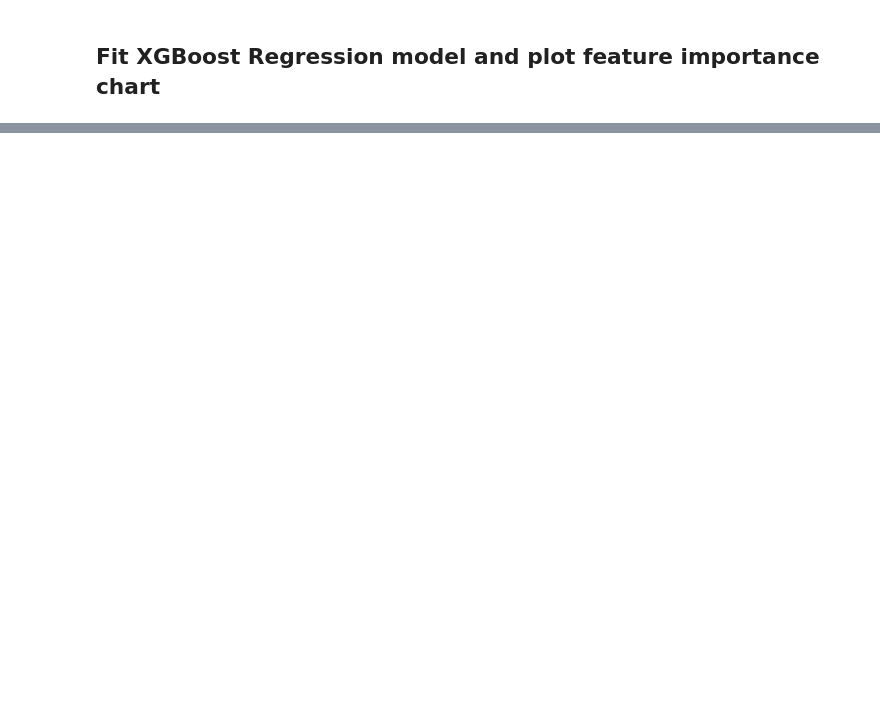
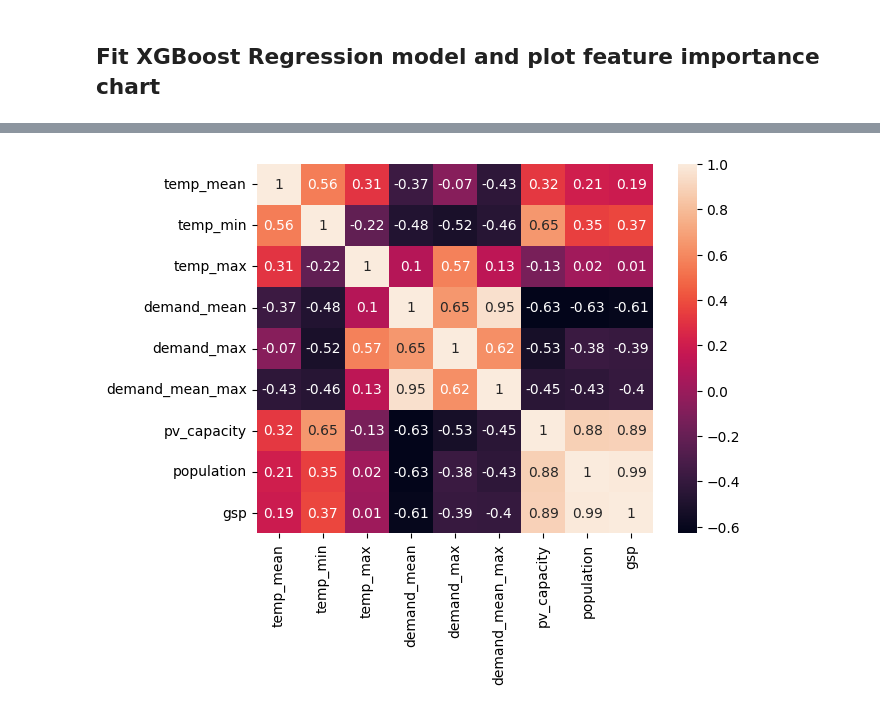
Before and after one commit to Z5429/ZZSC9020-Group-P, a Jupyter notebook: src/feature_selection.ipynb, the cells around one changed output, grey strips where cells are left out. Drawn from its saved outputs; the diff is of its cells as text; code cells hidden in the pictures; blank space fills up the shorter version.

```diff
--- a/src/feature_selection.ipynb
+++ b/src/feature_selection.ipynb
@@ -132,0 +137,7 @@ plt.show()
+# %%
+df_model_reduced = df_model_data.drop(['Year', 'Month', 'total_consumption'], axis=1, inplace=False)
+matrix = df_model_reduced.corr().round(2)
+sns.heatmap(matrix, annot=True)
+plt.show()
+# %% [output]
+[figure, added]
```
Also changed, not shown: parts of 23 cells of this notebook.
